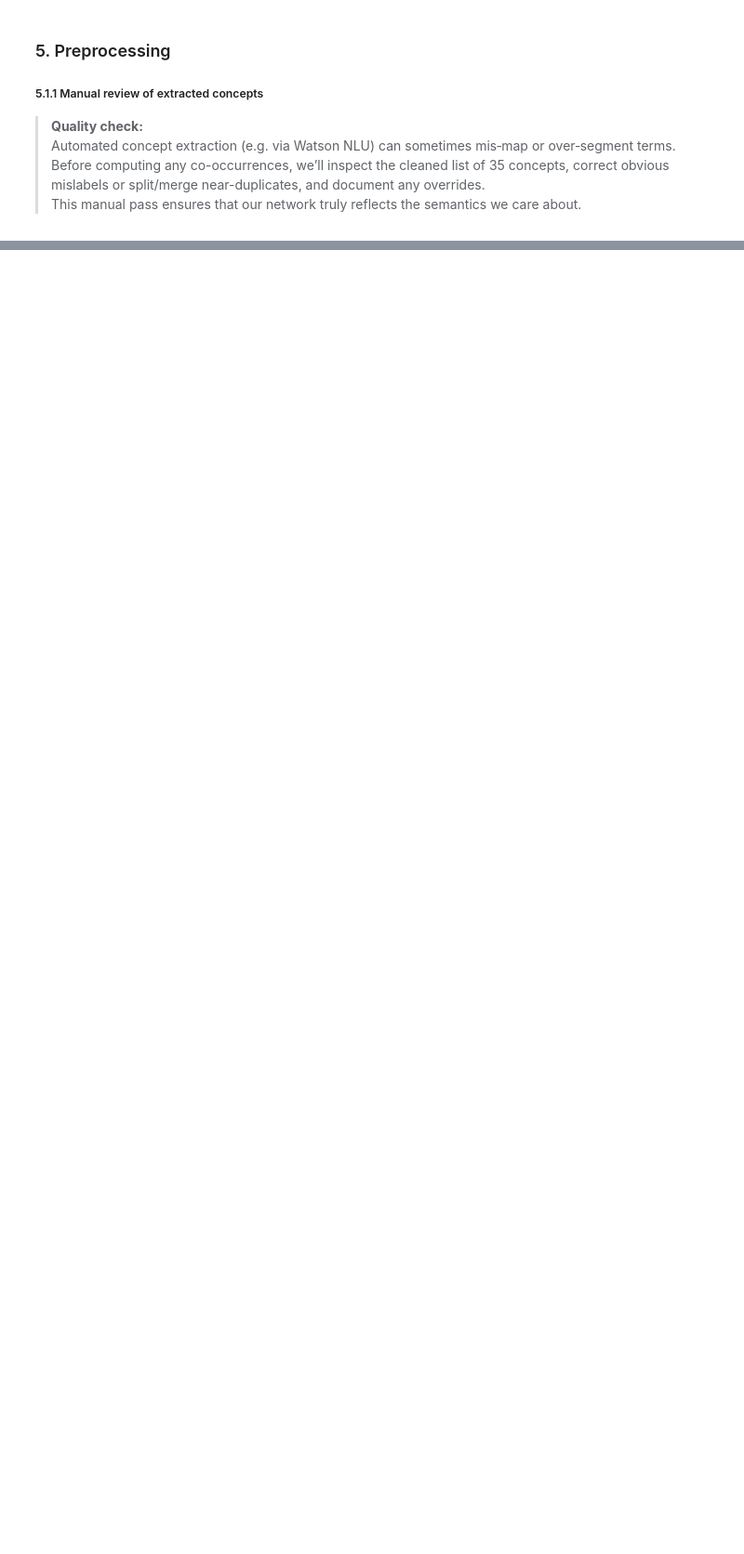
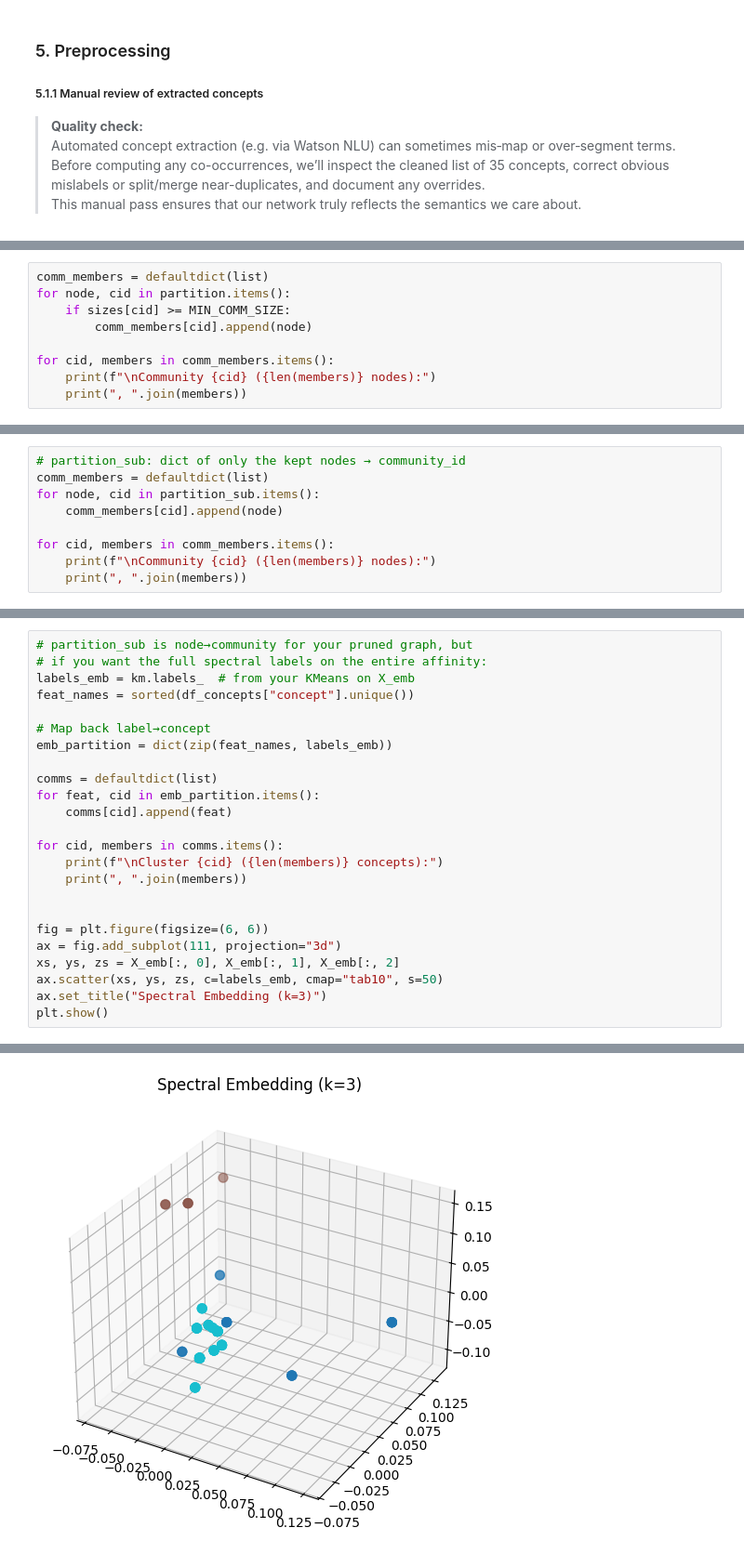
Before and after one commit to Br111t/notebook-to-prod-template, a Jupyter notebook: notebooks/example.ipynb, the cells around one changed output, grey strips where cells are left out. Shown: that part at 93% size. Cells and saved outputs as stored; diff of their text form; blank space fills up the shorter version.

```diff
--- a/notebooks/example.ipynb
+++ b/notebooks/example.ipynb
@@ -369,0 +384,9 @@ T = 4: 0 edges
+# %%
+comm_members = defaultdict(list)
+for node, cid in partition.items():
+    if sizes[cid] >= MIN_COMM_SIZE:
+        comm_members[cid].append(node)
+
+for cid, members in comm_members.items():
+    print(f"\nCommunity {cid} ({len(members)} nodes):")
+    print(", ".join(members))
@@ -369,0 +419,9 @@ T = 4: 0 edges
+# %%
+# partition_sub: dict of only the kept nodes → community_id
+comm_members = defaultdict(list)
+for node, cid in partition_sub.items():
+    comm_members[cid].append(node)
+
+for cid, members in comm_members.items():
+    print(f"\nCommunity {cid} ({len(members)} nodes):")
+    print(", ".join(members))
@@ -369,0 +473,25 @@ T = 4: 0 edges
+# %%
+# partition_sub is node→community for your pruned graph, but
+# if you want the full spectral labels on the entire affinity:
+labels_emb = km.labels_  # from your KMeans on X_emb
+feat_names = sorted(df_concepts["concept"].unique())
+
+# Map back label→concept
+emb_partition = dict(zip(feat_names, labels_emb))
+
+comms = defaultdict(list)
+for feat, cid in emb_partition.items():
+    comms[cid].append(feat)
+
+for cid, members in comms.items():
+    print(f"\nCluster {cid} ({len(members)} concepts):")
+    print(", ".join(members))
+
+
+fig = plt.figure(figsize=(6, 6))
+ax = fig.add_subplot(111, projection="3d")
+xs, ys, zs = X_emb[:, 0], X_emb[:, 1], X_emb[:, 2]
+ax.scatter(xs, ys, zs, c=labels_emb, cmap="tab10", s=50)
+ax.set_title("Spectral Embedding (k=3)")
+plt.show()
+# %% [output]
@@ -369,0 +506 @@ T = 4: 0 edges
+[figure, added]
```
Also changed, not shown: parts of 18 cells of this notebook, 7 other files.
